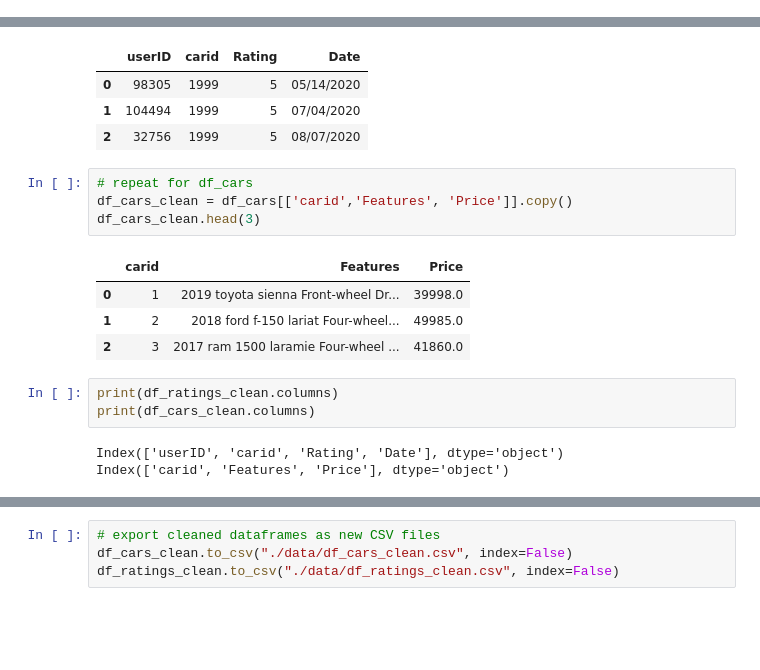
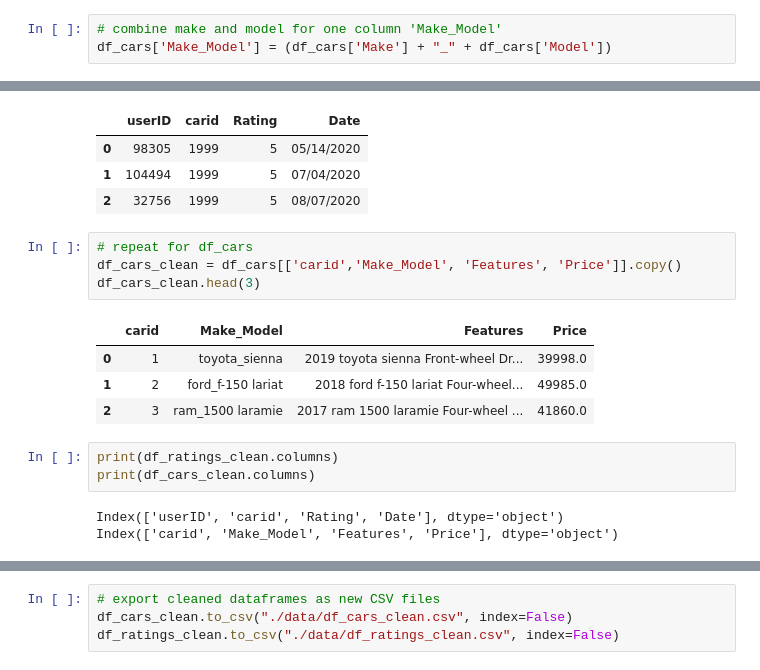
Before and after one commit to Nickeniklas/car_recommender, a Jupyter notebook: cars_eda.ipynb, the cells around one changed output, grey strips where cells are left out. Saved outputs shown, nothing was run; the diff lists cells and outputs as text; blank space fills up the shorter version.

Commit message:
Make_Model column for cars_data

```diff
--- a/cars_eda.ipynb
+++ b/cars_eda.ipynb
@@ -412,6 +412,9 @@ df_cars['Features'] = (
     df_cars['Transmission'] + ' ' +
     df_cars['ExteriorColor']
 )
+# %%
+# combine make and model for one column 'Make_Model'
+df_cars['Make_Model'] = (df_cars['Make'] + "_" + df_cars['Model'])
 # %% [markdown]
 ## FINAL DATASETS
 
@@ -437,16 +440,16 @@ df_ratings_clean.head(3)
 | 2 | 32756 | 1999 | 5 | 08/07/2020 |
 # %%
 # repeat for df_cars
-df_cars_clean = df_cars[['carid','Features', 'Price']].copy()
+df_cars_clean = df_cars[['carid','Make_Model', 'Features', 'Price']].copy()
 df_cars_clean.head(3)
 # %% [output]
-|  | carid | Features | Price |
-| 0 | 1 | 2019 toyota sienna Front-wheel Dr... | 39998.0 |
-| 1 | 2 | 2018 ford f-150 lariat Four-wheel... | 49985.0 |
-| 2 | 3 | 2017 ram 1500 laramie Four-wheel ... | 41860.0 |
+|  | carid | Make_Model | Features | Price |
+| 0 | 1 | toyota_sienna | 2019 toyota sienna Front-wheel Dr... | 39998.0 |
+| 1 | 2 | ford_f-150 lariat | 2018 ford f-150 lariat Four-wheel... | 49985.0 |
+| 2 | 3 | ram_1500 laramie | 2017 ram 1500 laramie Four-wheel ... | 41860.0 |
 # %%
 print(df_ratings_clean.columns)
 print(df_cars_clean.columns)
 # %% [output]
 Index(['userID', 'carid', 'Rating', 'Date'], dtype='object')
-Index(['carid', 'Features', 'Price'], dtype='object')
+Index(['carid', 'Make_Model', 'Features', 'Price'], dtype='object')
```
Also changed, not shown: parts of 3 cells of this notebook.
